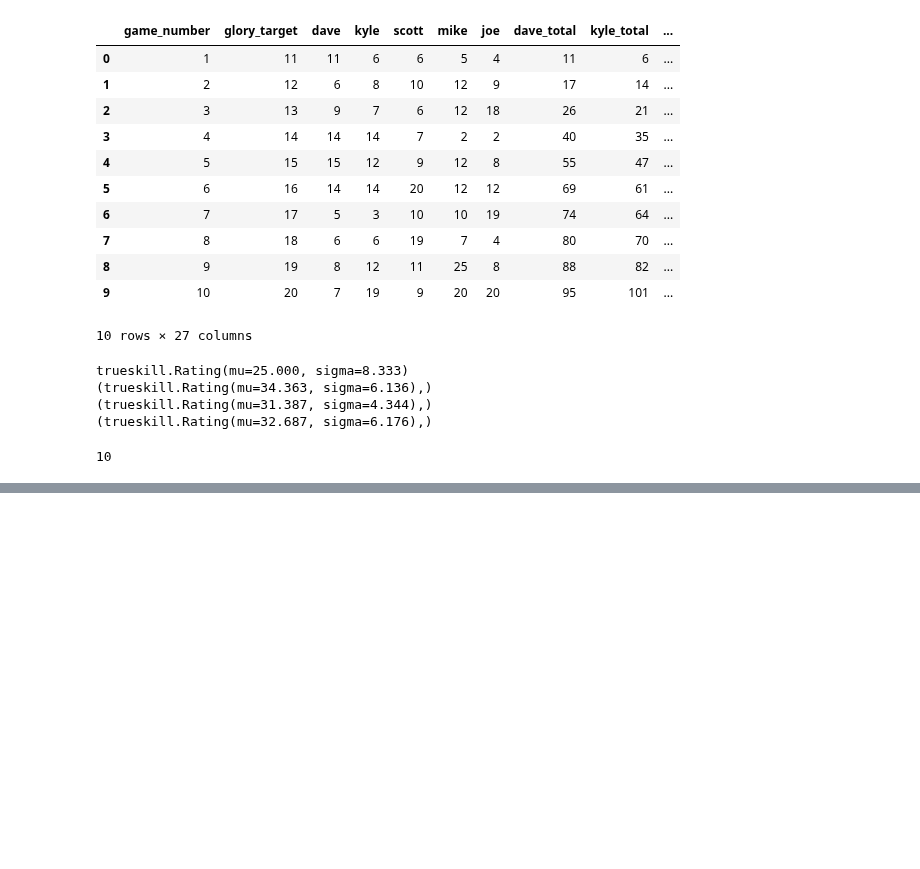
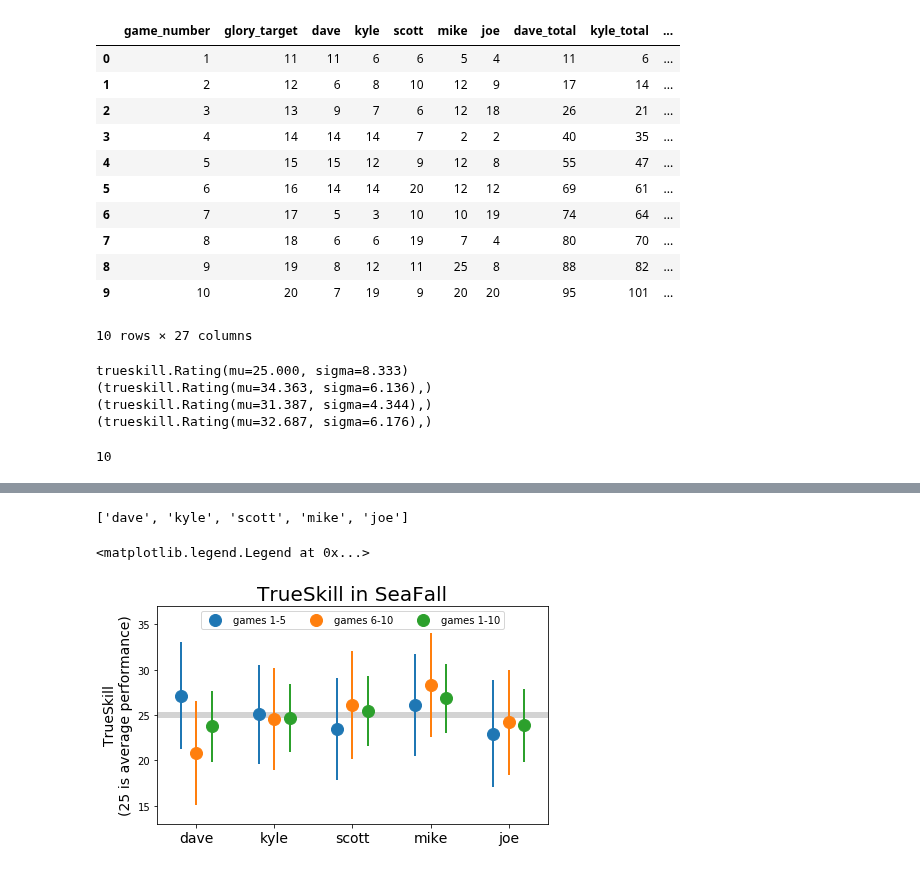
Before and after one commit to cardboardai/boardgame-bookie, a Jupyter notebook: boardgames/seafall/SeaFall_Results.ipynb, the cells around one changed output, grey strips where cells are left out. Cells and saved outputs as stored; diff of their text form; code cells hidden in the pictures; blank space fills up the shorter version.

Commit message:
plot for TrueSkill

```diff
--- a/boardgames/seafall/SeaFall_Results.ipynb
+++ b/boardgames/seafall/SeaFall_Results.ipynb
@@ -105,0 +96,3 @@ trueskill.quality(ratings)
+# %%
+df_q1 = df_glory.loc[(df_glory["game_number"] < 6)]
+df_q2 = df_glory.loc[(df_glory["game_number"] > 5)]
@@ -105,0 +111,12 @@ trueskill.quality(ratings)
+# %%
+dave = trueskill.Rating()
+kyle = trueskill.Rating()
+scott = trueskill.Rating()
+mike = trueskill.Rating()
+joe = trueskill.Rating()
+
+ratings_q2 = [(dave,),(kyle,),(scott,),(mike,),(joe,)]
+
+for ind, row in df_q2.iterrows():
+
+    ratings_q2 = update_glory(ratings_q2, row)
@@ -105,0 +146,3 @@ trueskill.quality(ratings)
+# %%
+df_trueskill = pandas.DataFrame.from_dict(ratings_dict)
+df_trueskill.set_index("player", inplace=True)
@@ -105,0 +151,27 @@ trueskill.quality(ratings)
+# %%
+list(x)
+# %% [output]
+['dave', 'kyle', 'scott', 'mike', 'joe']
+# %%
+fig, ax = matplotlib.pyplot.subplots(figsize=(7, 4))
+
+ax.axhline(y=25, color="lightgray", linewidth=6, zorder=0)
+# standard error bars
+
+ax.errorbar([-0.2, 0.8, 1.8, 2.8, 3.8], df_trueskill["mu_q1"], yerr=df_trueskill["err95_q1"],
+            linestyle="", linewidth=2, marker='o', markersize=12, label="games 1-5")
+ax.errorbar([0, 1, 2, 3, 4], df_trueskill["mu_q2"], yerr=df_trueskill["err95_q2"],
+            linestyle="", linewidth=2, marker='o', markersize=12, label="games 6-10")
+ax.errorbar([0.2, 1.2, 2.2, 3.2, 4.2], df_trueskill["mu"], yerr=df_trueskill["err95"],
+            linestyle="", linewidth=2, marker='o', markersize=12, label="games 1-10")
+
+ax.set_xlim((-0.5, 4.5))
+ax.set_ylabel("TrueSkill\n(25 is average performance)", fontsize=14)
+ax.set_ylim((13, 37))
+ax.set_xticks([0, 1, 2, 3, 4])
+ax.set_xticklabels(df_trueskill.index.values, rotation=0, fontsize=14)
+ax.set_title('TrueSkill in SeaFall', fontsize=20)
+ax.legend(ncol=3, fancybox=True, loc="upper center")
+# %% [output]
+<matplotlib.legend.Legend at 0x...>
+[figure, added]
```
Also changed, not shown: parts of 8 cells of this notebook.
